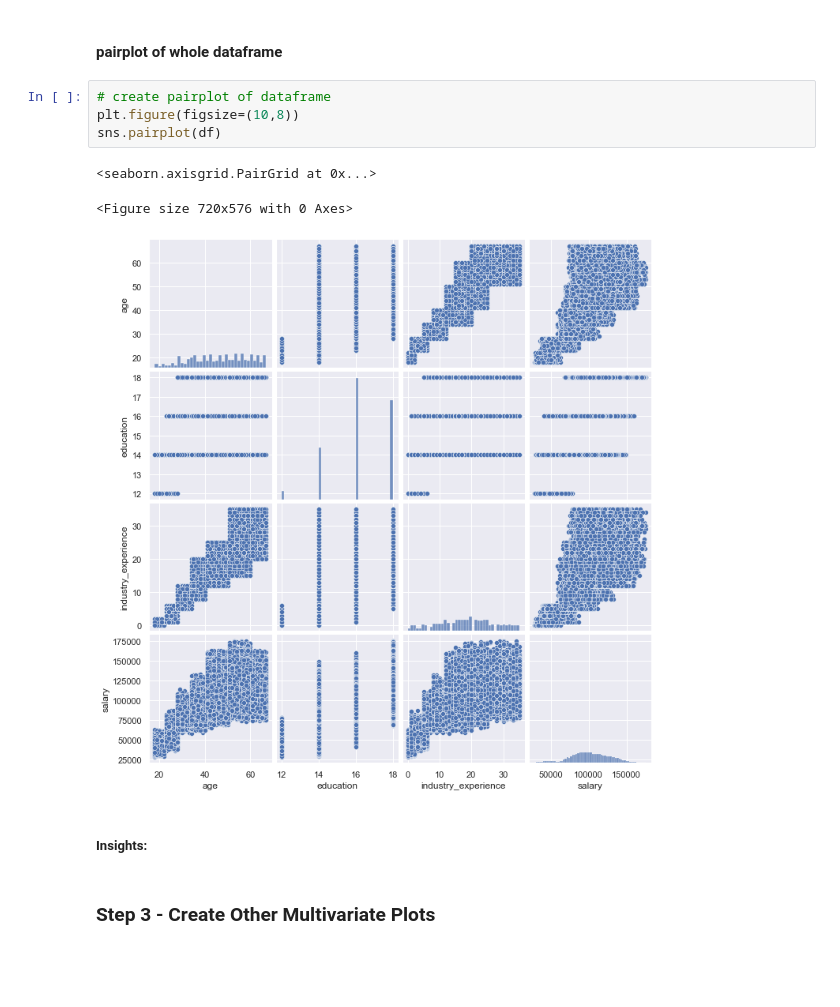
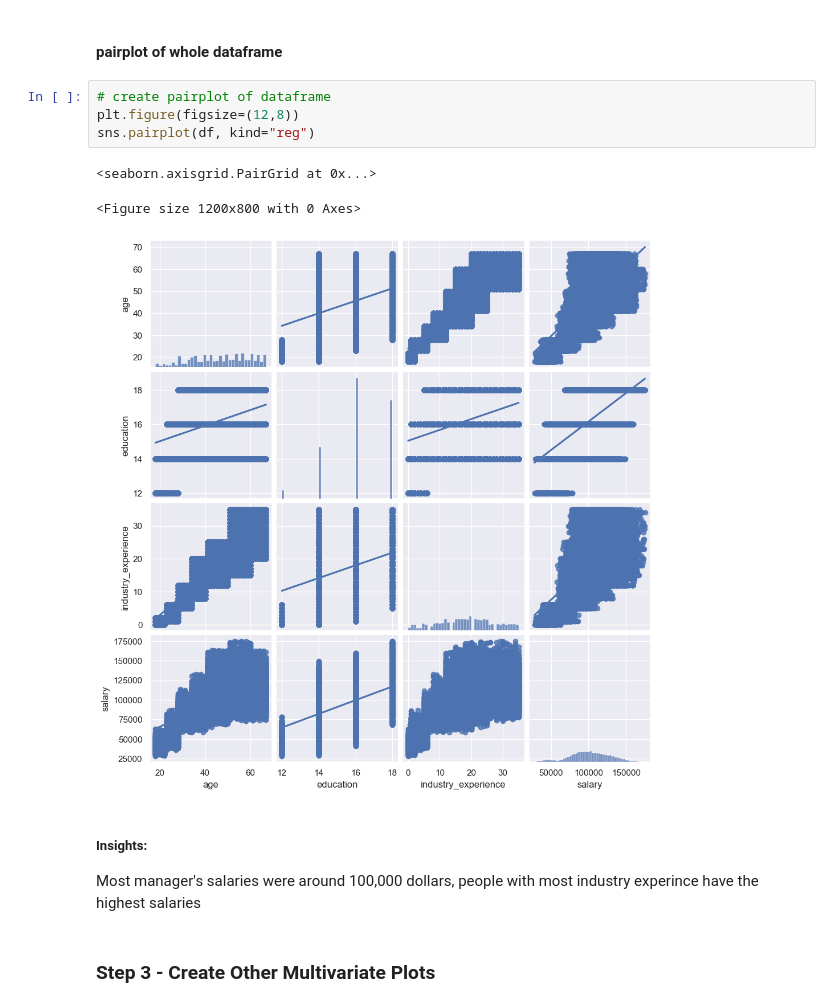
Before and after one commit to Sainabs/data-proj-3, a Jupyter notebook: starter/Unit_3_-_EDA_.ipynb, the cells around one changed output. Drawn from its saved outputs; the diff is of its cells as text; blank space fills up the shorter version.

```diff
--- a/starter/Unit_3_-_EDA_.ipynb
+++ b/starter/Unit_3_-_EDA_.ipynb
@@ -697,14 +698,16 @@ Yes,I can reject the null hypothesis,because there is  relationship between the
 #### pairplot of whole dataframe
 # %%
 # create pairplot of dataframe
-plt.figure(figsize=(10,8))
-sns.pairplot(df)
+plt.figure(figsize=(12,8))
+sns.pairplot(df, kind="reg")
 # %% [output]
 <seaborn.axisgrid.PairGrid at 0x...>
-<Figure size 720x576 with 0 Axes>
+<Figure size 1200x800 with 0 Axes>
-[figure, old version]
+[figure, new version]
 # %% [markdown]
 ##### Insights:
+
+Most manager's salaries were around 100,000 dollars, people with most industry experince have the highest salaries
 # %% [markdown]
 ### Step 3 - Create Other Multivariate Plots
 # %%
```
Also changed, not shown: parts of 28 cells of this notebook.
